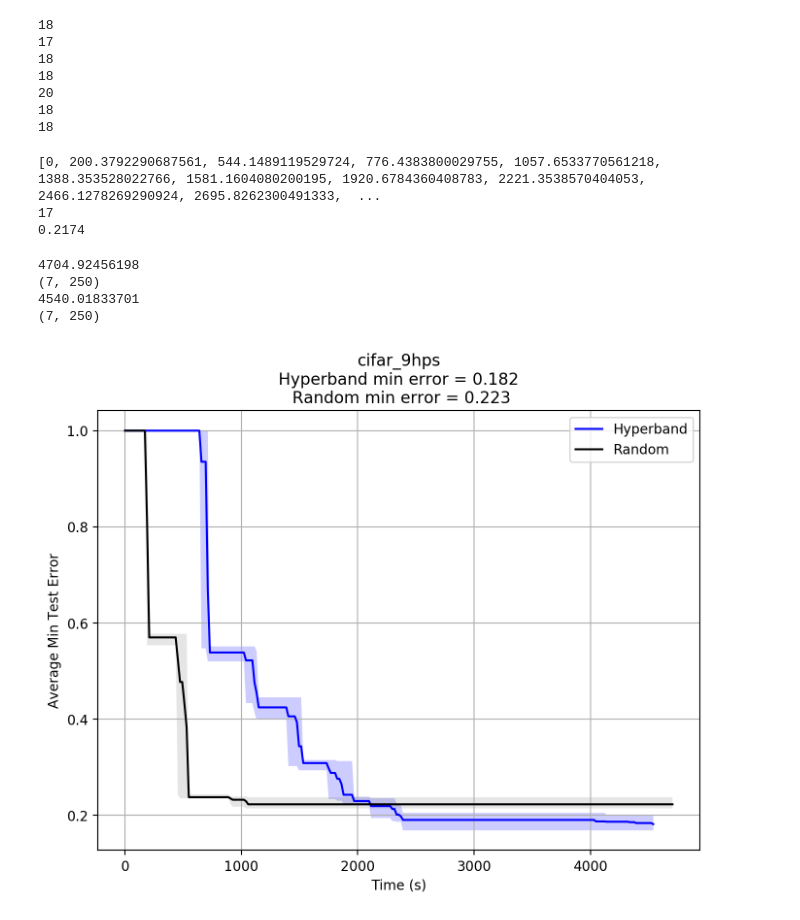
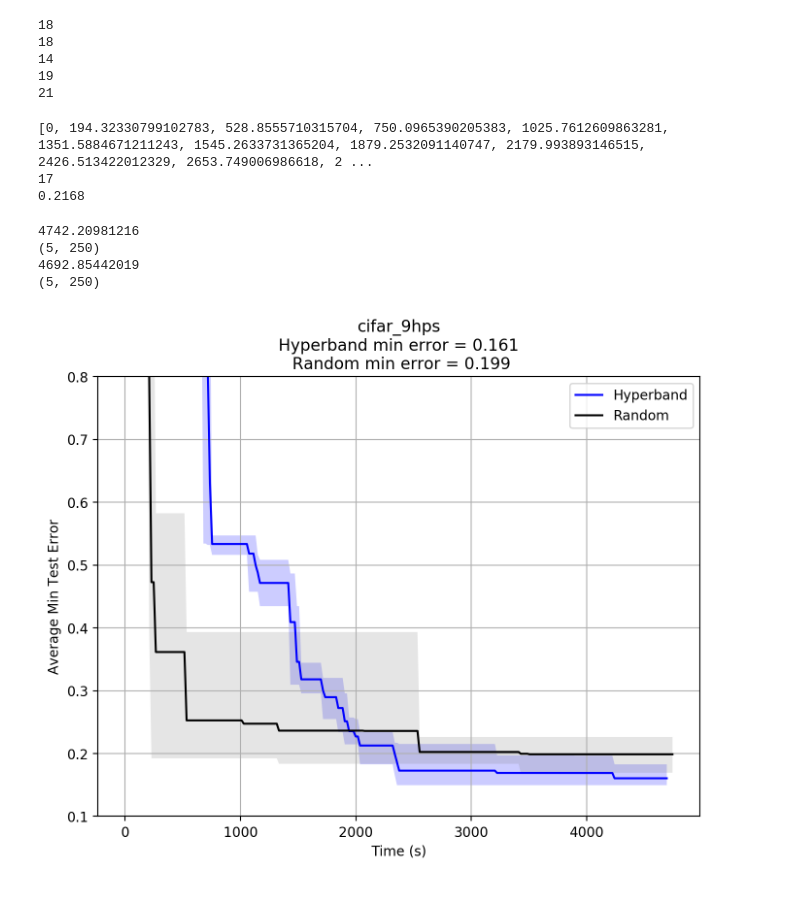
Before and after one commit to leowyy/autotune, a Jupyter notebook: analysis/combining_cifar_results.ipynb, the cells around one changed output. Cells and saved outputs as stored; diff of their text form; code cells hidden in the pictures.

```diff
--- a/analysis/combining_cifar_results.ipynb
+++ b/analysis/combining_cifar_results.ipynb
@@ -11,7 +11,7 @@ from autotune.core.RandomOptimiser import RandomOptimiser
 # %%
 hyperband = []
 random = []
-n = 7
+n = 5
 
 for i in range(1,n+1):
 
@@ -47,10 +60,8 @@ for h in hyperband:
 for r in random:
     print(len(r.checkpoints))
 # %% [output]
-18
-17
 18
 18
-20
-18
-18
+14
+19
+21
@@ -75,9 +71,9 @@ print(seq)
 print(predecessor_t(seq, 4900))
 print(value_at_time(random[0], 4900))
 # %% [output]
-[0, 200.3792290687561, 544.1489119529724, 776.4383800029755, 1057.6533770561218, 1388.353528022766, 1581.1604080200195, 1920.6784360408783, 2221.3538570404053, 2466.1278269290924, 2695.8262300491333,  ...
+[0, 194.32330799102783, 528.8555710315704, 750.0965390205383, 1025.7612609863281, 1351.5884671211243, 1545.2633731365204, 1879.2532091140747, 2179.993893146515, 2426.513422012329, 2653.749006986618, 2 ...
 17
-0.2174
+0.2168
 # %%
 def average_opt_results(optimisers):
     t_end = max([opt.checkpoints[-1] for opt in optimisers])
@@ -95,33 +91,33 @@ print(random_y_seq.shape)
 hyperband_t_seq, hyperband_y_seq = average_opt_results(hyperband)
 print(hyperband_y_seq.shape)
 # %% [output]
-4704.92456198
-(7, 250)
-4540.01833701
-(7, 250)
+4742.20981216
+(5, 250)
+4692.85442019
+(5, 250)
 # %%
 random_ave = np.average(random_y_seq, 0)
 hyperband_ave = np.average(hyperband_y_seq, 0)
 
 fig, ax = plt.subplots(1, 1, figsize=(8, 6), dpi=200)
 ax.plot(hyperband_t_seq, hyperband_ave, '-b', label="Hyperband")
 ax.fill_between(hyperband_t_seq, np.min(hyperband_y_seq, 0), np.max(hyperband_y_seq, 0), facecolor='blue', alpha=0.2)
 
 ax.plot(random_t_seq, random_ave, '-k', label="Random")
 ax.fill_between(random_t_seq, np.min(random_y_seq, 0), np.max(random_y_seq, 0), facecolor='grey', alpha=0.2)
-
+ax.set_ylim(0.1,0.8)
 
 ax.grid()
 plt.ylabel('Average Min Test Error')
 plt.xlabel('Time (s)')
 plt.legend()
 
 problem_text = "cifar_9hps"
 
 res = "Hyperband min error = {:.3f}\n Random min error = {:.3f}".format(min(hyperband_ave), min(random_ave))
 title = problem_text + "\n" + res
 plt.title(title)
 
 plt.show()
 # %% [output]
-[figure, old version]
+[figure, new version]
```
Also changed, not shown: parts of 3 cells of this notebook, 2 other files.
